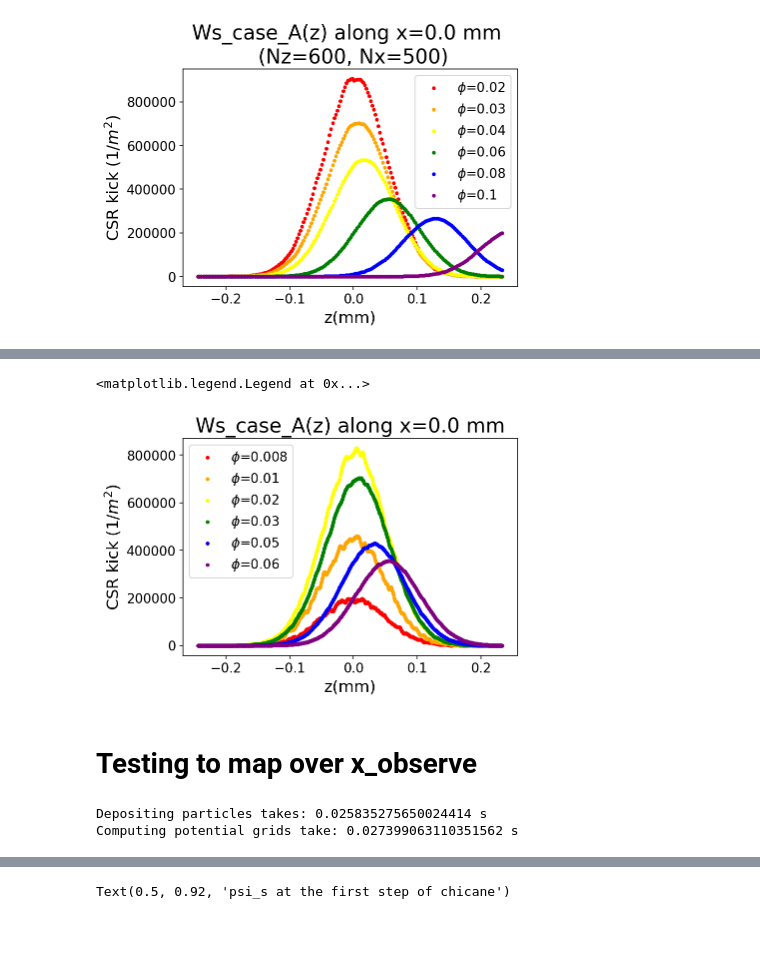
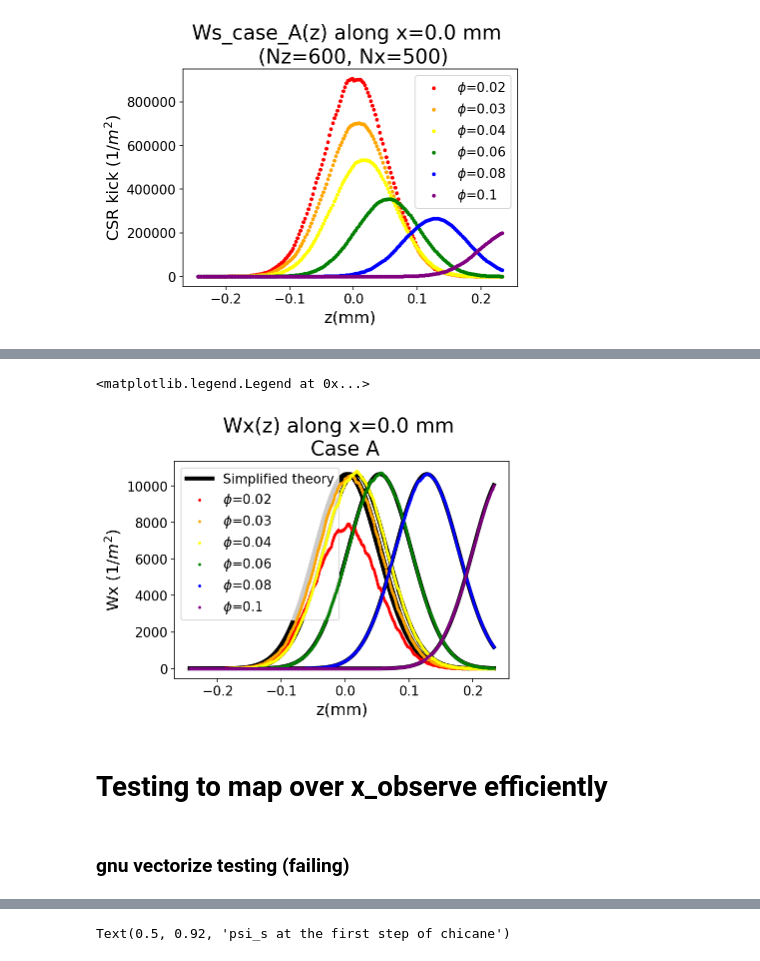
Before and after one commit to weiyuanlou/PyCSR2D, a Jupyter notebook: benchmarking/one_bend_transient/caseA.ipynb, the cells around one changed output, grey strips where cells are left out. Drawn from its saved outputs; the diff is of its cells as text; code cells hidden in the pictures; blank space fills up the shorter version.

```diff
--- a/benchmarking/one_bend_transient/caseA.ipynb
+++ b/benchmarking/one_bend_transient/caseA.ipynb
@@ -408,10 +430,0 @@ plt.legend()
-# %%
-x_observe = 0.0
-
-phi_vec = [0.008, 0.01, 0.02, 0.03, 0.05, 0.06, 0.1]
-#phi_vec = [0.0666667]
-
-ffA = lambda a : csr2d_kick_calc_case_A(beam[4], beam[0], charges,
-    gamma=gamma, rho=rho, phi = a, x_observe = 0,
-    nz=600, nx=500, debug=True)
-wake_listA = np.array(list(map(ffA, phi_vec)))
@@ -433,20 +431,25 @@ Computing potential grids take: 0.19316649436950684 s
-# %%
-zvec = wake_listA[0][0]
-zvec.size
-
-plt.scatter(zvec*10**3,wake_listA[0][2], color='red', label='$\phi$='+str(phi_vec[0]), s=8 )
-plt.scatter(zvec*10**3,wake_listA[1][2], color='orange', label='$\phi$='+str(phi_vec[1]), s=8    )
-plt.scatter(zvec*10**3,wake_listA[2][2], color='yellow', label='$\phi$='+str(phi_vec[2]), s=8    )
-plt.scatter(zvec*10**3,wake_listA[3][2], color='green', label='$\phi$='+str(phi_vec[3]), s=8    )
-plt.scatter(zvec*10**3,wake_listA[4][2], color='blue', label='$\phi$='+str(phi_vec[4]), s=8    )
-plt.scatter(zvec*10**3,wake_listA[5][2], color='purple', label='$\phi$='+str(phi_vec[5]), s=8    )
-
-plt.xlabel('z(mm)', fontsize=16)
-plt.ylabel('CSR kick $(1/m^2)$', fontsize=16)
-plt.title('Ws_case_A(z) along x='+str(x_observe*1000)+' mm',  fontsize=20)
-plt.legend()
-# %% [output]
-<matplotlib.legend.Legend at 0x...>
-[figure, removed]
+# %%
+plt.scatter(zvec*10**3,wake_listA[0][3], color='red', label='$\phi$='+str(phi_vec[0]), zorder=10, s=4)
+plt.scatter(zvec*10**3,wake_listA[1][3], color='orange', label='$\phi$='+str(phi_vec[1]),zorder=10, s=4  )
+plt.scatter(zvec*10**3,wake_listA[2][3], color='yellow', label='$\phi$='+str(phi_vec[2]),zorder=10, s=4  )
+plt.scatter(zvec*10**3,wake_listA[3][3], color='green', label='$\phi$='+str(phi_vec[3]),zorder=10, s=4   )
+plt.scatter(zvec*10**3,wake_listA[4][3], color='blue', label='$\phi$='+str(phi_vec[4]), zorder=10, s=4  )
+plt.scatter(zvec*10**3,wake_listA[5][3], color='purple', label='$\phi$='+str(phi_vec[5]),zorder=10, s=4  )
+
+
+plot_Wx_caseA_theory(phi_vec[0], 'black', 'Simplified theory')
+plot_Wx_caseA_theory(phi_vec[1], 'black')
+plot_Wx_caseA_theory(phi_vec[2], 'black')
+plot_Wx_caseA_theory(phi_vec[3], 'black')
+plot_Wx_caseA_theory(phi_vec[4], 'black')
+plot_Wx_caseA_theory(phi_vec[5], 'black')
+
+plt.xlabel('z(mm)', fontsize=16)
+plt.ylabel('Wx $(1/m^2)$', fontsize=16)
+plt.title('Wx(z) along x='+str(x_observe*1000)+' mm \n Case A',  fontsize=20)
+plt.legend()
+# %% [output]
+<matplotlib.legend.Legend at 0x...>
+[figure, added]
 # %% [markdown]
-# Testing to map over x_observe
+# Testing to map over x_observe efficiently
@@ -570,9 +455,0 @@ def csr2d_kick_calc_test(
-# %%
-# Get some intermediate parameters
-
-zvec,xvec,zvec2,xvec2, lambda_grid_filtered, Es_grid_bounded, dz, dx= csr2d_kick_calc_test(beam[4], beam[0], charges,
-    gamma=gamma, rho=rho, phi = 0.01, x_observe = 0,
-    nz=200, nx=150, debug=True)
-# %% [output]
-Depositing particles takes: 0.025835275650024414 s
-Computing potential grids take: 0.027399063110351562 s
@@ -603,0 +456,2 @@ def conv_with_boundary(x_observe=None, phi=None, rho=None, zvec2=None, xvec2=Non
+# %% [markdown]
+### gnu vectorize testing (failing)
```
Also changed, not shown: parts of 69 cells of this notebook, 7 other files.
